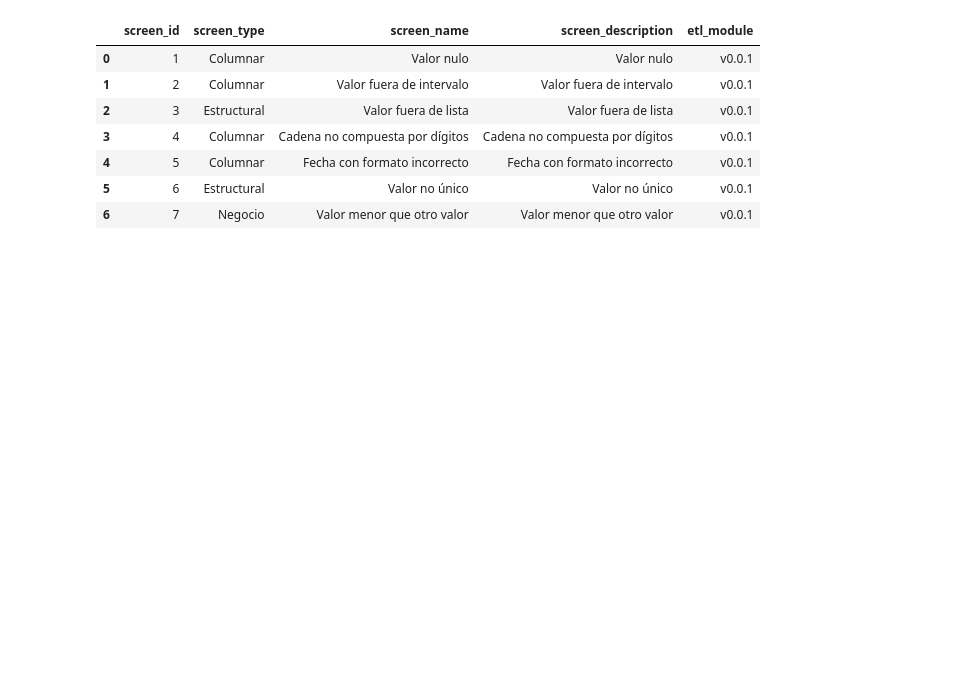
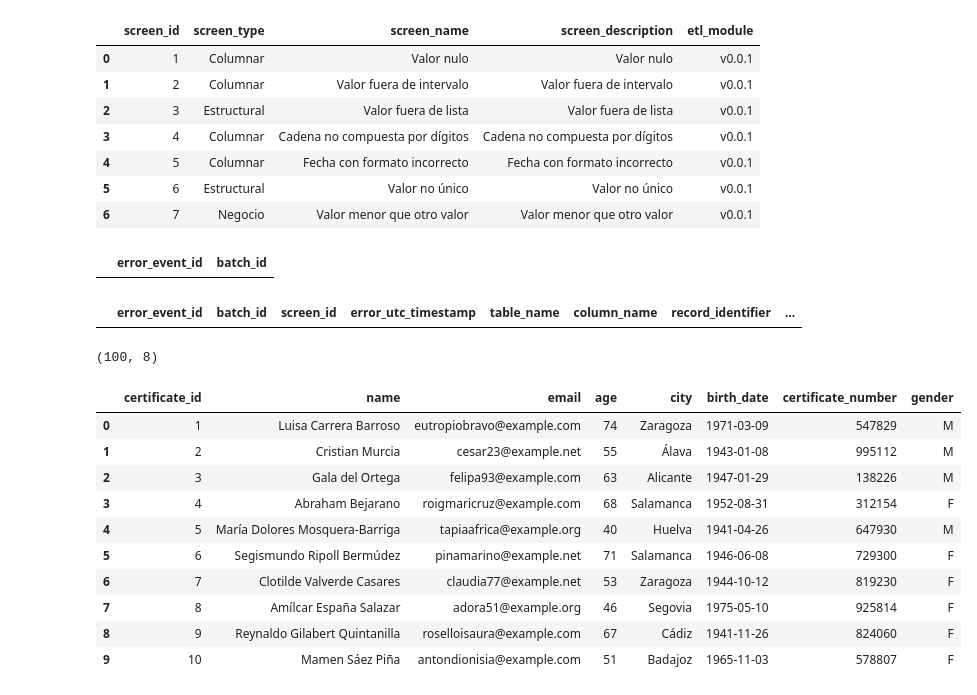
Before and after one commit to famenor/insurance_case, a Jupyter notebook: sandbox.ipynb, the cells around one changed output. Saved outputs shown, nothing was run; the diff lists cells and outputs as text; code cells hidden in the pictures; blank space fills up the shorter version.

```diff
--- a/sandbox.ipynb
+++ b/sandbox.ipynb
@@ -82,3 +86,39 @@ display(results.head(10))
 | 4 | 5 | Columnar | Fecha con formato incorrecto | Fecha con formato incorrecto | v0.0.1 |
 | 5 | 6 | Estructural | Valor no único | Valor no único | v0.0.1 |
 | 6 | 7 | Negocio | Valor menor que otro valor | Valor menor que otro valor | v0.0.1 |
+# %%
+conn = duckdb.connect('/home/armando/git/insurance_case/dagster-quickstart/insurance_case.db')
+results = conn.sql("SELECT * FROM governance.fact_error_event").df()
+conn.close()
+
+display(results.head(10))
+# %% [output]
+|  | error_event_id | batch_id |
+# %%
+conn = duckdb.connect('/home/armando/git/insurance_case/dagster-quickstart/insurance_case.db')
+results = conn.sql("SELECT * FROM governance.fact_error_event_detail").df()
+conn.close()
+
+display(results.head(10))
+# %% [output]
+|  | error_event_id | batch_id | screen_id | error_utc_timestamp | table_name | column_name | record_identifier | ... |
+# %%
+conn = duckdb.connect('/home/armando/git/insurance_case/dagster-quickstart/insurance_case.db')
+results = conn.sql("SELECT * FROM bronze.dim_certificate").df()
+conn.close()
+
+print(results.shape)
+display(results.head(10))
+# %% [output]
+(100, 8)
+|  | certificate_id | name | email | age | city | birth_date | certificate_number | gender |
+| 0 | 1 | Luisa Carrera Barroso | eutropiobravo@example.com | 74 | Zaragoza | 1971-03-09 | 547829 | M |
+| 1 | 2 | Cristian Murcia | cesar23@example.net | 55 | Álava | 1943-01-08 | 995112 | M |
+| 2 | 3 | Gala del Ortega | felipa93@example.com | 63 | Alicante | 1947-01-29 | 138226 | M |
+| 3 | 4 | Abraham Bejarano | roigmaricruz@example.com | 68 | Salamanca | 1952-08-31 | 312154 | F |
+| 4 | 5 | María Dolores Mosquera-Barriga | tapiaafrica@example.org | 40 | Huelva | 1941-04-26 | 647930 | M |
+| 5 | 6 | Segismundo Ripoll Bermúdez | pinamarino@example.net | 71 | Salamanca | 1946-06-08 | 729300 | F |
+| 6 | 7 | Clotilde Valverde Casares | claudia77@example.net | 53 | Zaragoza | 1944-10-12 | 819230 | F |
+| 7 | 8 | Amílcar España Salazar | adora51@example.org | 46 | Segovia | 1975-05-10 | 925814 | F |
+| 8 | 9 | Reynaldo Gilabert Quintanilla | roselloisaura@example.com | 67 | Cádiz | 1941-11-26 | 824060 | F |
+| 9 | 10 | Mamen Sáez Piña | antondionisia@example.com | 51 | Badajoz | 1965-11-03 | 578807 | F |
```
Also changed, not shown: parts of 1 cell of this notebook, 48 other files.
